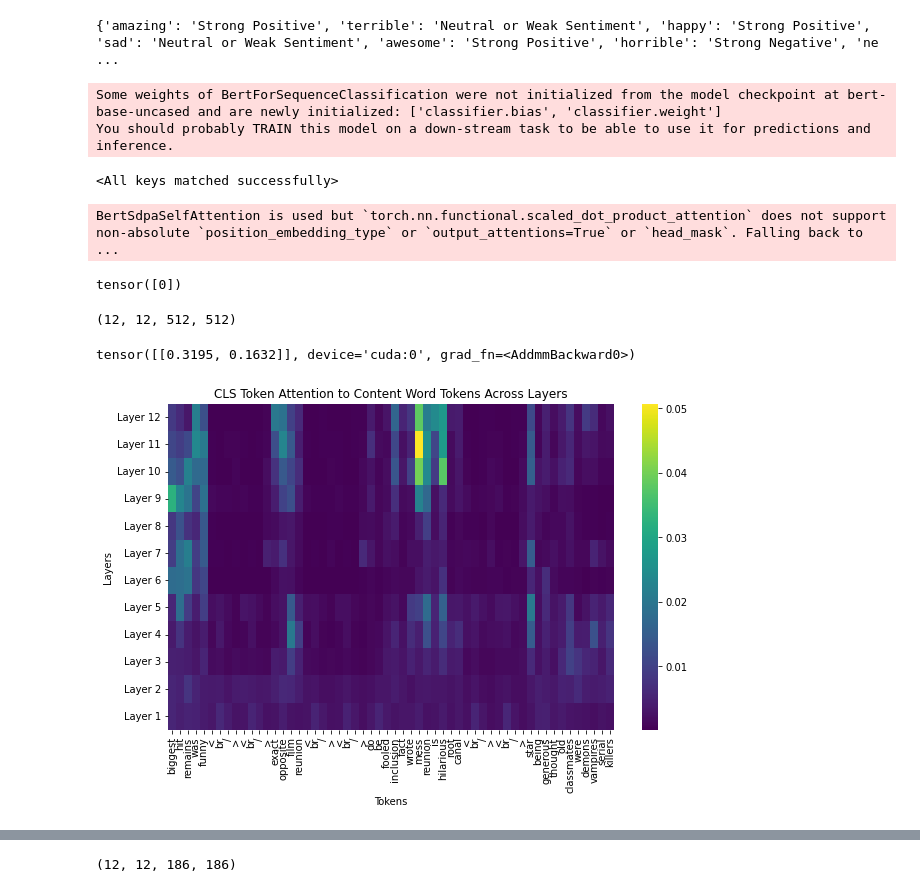
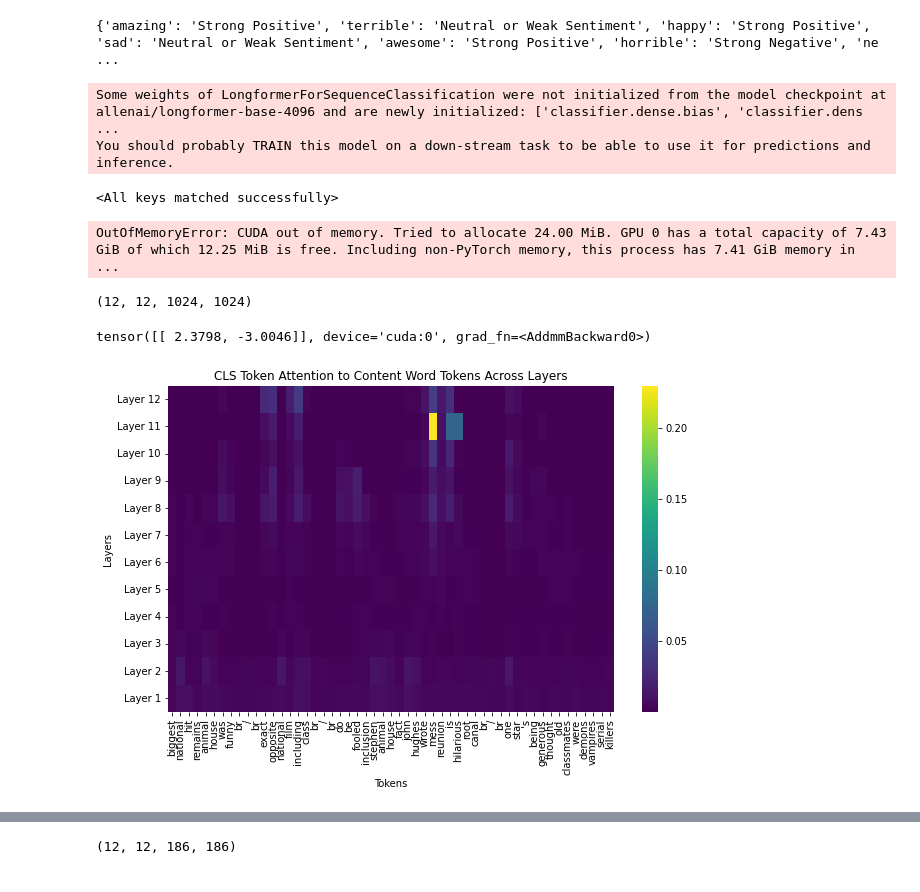
Before and after one commit to Crazy-James26/CS263-LLM-Attention-Analysis, a Jupyter notebook: explore_attention_over_layer.ipynb, the cells around one changed output, grey strips where cells are left out. Drawn from its saved outputs; the diff is of its cells as text; code cells hidden in the pictures.

```diff
--- a/explore_attention_over_layer.ipynb
+++ b/explore_attention_over_layer.ipynb
@@ -101,16 +109,28 @@ class IMDBDataset(Dataset):
 # %%
 device = torch.device('cuda' if torch.cuda.is_available() else 'cpu')
 # %%
-tokenizer = BertTokenizer.from_pretrained('bert-base-uncased')
-model = BertForSequenceClassification.from_pretrained(
-    'bert-base-uncased',
+# tokenizer = BertTokenizer.from_pretrained('bert-base-uncased')
+# model = BertForSequenceClassification.from_pretrained(
+#     'bert-base-uncased',
+#     num_labels=2
+# ).to(device)
+# tokenizer = BigBirdTokenizer.from_pretrained('google/bigbird-roberta-base')
+# model = BigBirdForSequenceClassification.from_pretrained(
+#     'google/bigbird-roberta-base',
+#     num_labels=2
+# ).to(device)
+tokenizer = LongformerTokenizer.from_pretrained('allenai/longformer-base-4096')
+model = LongformerForSequenceClassification.from_pretrained(
+    'allenai/longformer-base-4096',
     num_labels=2
 ).to(device)
 # %% [output]
-Some weights of BertForSequenceClassification were not initialized from the model checkpoint at bert-base-uncased and are newly initialized: ['classifier.bias', 'classifier.weight']
+Some weights of LongformerForSequenceClassification were not initialized from the model checkpoint at allenai/longformer-base-4096 and are newly initialized: ['classifier.dense.bias', 'classifier.dens ...
 You should probably TRAIN this model on a down-stream task to be able to use it for predictions and inference.
 # %%
-model.load_state_dict(torch.load('../ckpts/best_bert_imdb_model.pt'))
+# model.load_state_dict(torch.load('../ckpts/best_bert_imdb_model.pt'))
+# model.load_state_dict(torch.load('../ckpts/best_bigbird_imdb_model.pt'))
+model.load_state_dict(torch.load('../ckpts/best_longformer_imdb_model.pt'))
 # %% [output]
 <All keys matched successfully>
 # %%
@@ -126,9 +146,9 @@ val_texts, test_texts, val_labels, test_labels = train_test_split(
 )
 # %%
 # Create datasets
-train_dataset = IMDBDataset(train_texts, train_labels, tokenizer)
-val_dataset = IMDBDataset(val_texts, val_labels, tokenizer)
-test_dataset = IMDBDataset(test_texts, test_labels, tokenizer)
+train_dataset = IMDBDataset(train_texts, train_labels, tokenizer, max_length=4096)
+val_dataset = IMDBDataset(val_texts, val_labels, tokenizer, max_length=4096)
+test_dataset = IMDBDataset(test_texts, test_labels, tokenizer, max_length=4096)
 
 # Create dataloaders
 train_loader = DataLoader(train_dataset, batch_size=16, shuffle=True)
@@ -166,19 +186,18 @@ review = test_data['review']
 output = model(input_ids, attention_mask=attention_mask, output_attentions=True)
 print(label)
 # %% [output]
-BertSdpaSelfAttention is used but `torch.nn.functional.scaled_dot_product_attention` does not support non-absolute `position_embedding_type` or `output_attentions=True` or `head_mask`. Falling back to ...
+OutOfMemoryError: CUDA out of memory. Tried to allocate 24.00 MiB. GPU 0 has a total capacity of 7.43 GiB of which 12.25 MiB is free. Including non-PyTorch memory, this process has 7.41 GiB memory in  ...
-tensor([0])
 # %%
 _attentions = [att.detach().cpu().numpy() for att in output.attentions]
 attentions_mat = np.asarray(_attentions)[:,0]
 print(attentions_mat.shape)
 # %% [output]
-(12, 12, 512, 512)
+(12, 12, 1024, 1024)
 # %%
 predicted = output['logits']
 predicted
 # %% [output]
-tensor([[0.3195, 0.1632]], device='cuda:0', grad_fn=<AddmmBackward0>)
+tensor([[ 2.3798, -3.0046]], device='cuda:0', grad_fn=<AddmmBackward0>)
 # %%
 # Tokenize and part-of-speech tag the input text to filter syntax words
 text = review[0]
@@ -203,34 +222,41 @@ valid_token_mask = non_special_token_mask & non_punctuation_mask & content_word_
 
 # Filter CLS attention to only content words across layers
 cls_attention_over_layers = []
 for layer_attention in output.attentions:
     # CLS token's attention in this layer
     cls_attention = layer_attention[:, :, 0, :]
     # Apply the combined mask
     cls_attention_to_content_words = cls_attention[:, :, valid_token_mask[0]]
     cls_attention_over_layers.append(cls_attention_to_content_words.cpu().mean(dim=1).squeeze().detach().numpy())  # Average over heads
 
 # Concatenate all layer attentions vertically
 concatenated_attention = np.flip(np.vstack(cls_attention_over_layers), axis=0)
 
 # Extract valid tokens for x-axis labels
 tokens = tokenizer.convert_ids_to_tokens(input_ids[0][valid_token_mask[0]])
 
+token_labels = []
+for token in tokens:
+    if token[0] == '▁':
+        token_labels.append(token[1:].lower())
+    else:
+        token_labels.append(token.lower())
+
 # Plot concatenated heatmap
 plt.figure(figsize=(10, len(cls_attention_over_layers) * 0.5))
 sns.heatmap(
     concatenated_attention,
     cmap="viridis",
     cbar=True,
-    xticklabels=tokens,
+    xticklabels=token_labels,
     yticklabels=np.array([f"Layer {i + 1}" for i in range(len(cls_attention_over_layers))])[::-1],
 )
 plt.title("CLS Token Attention to Content Word Tokens Across Layers")
 plt.xlabel("Tokens")
 plt.ylabel("Layers")
 plt.xticks(rotation=90)
 plt.show()
 # %% [output]
-[figure, old version]
+[figure, new version]
 # %%
 labels = {}
```
Also changed, not shown: parts of 7 cells of this notebook, 1 other file.
